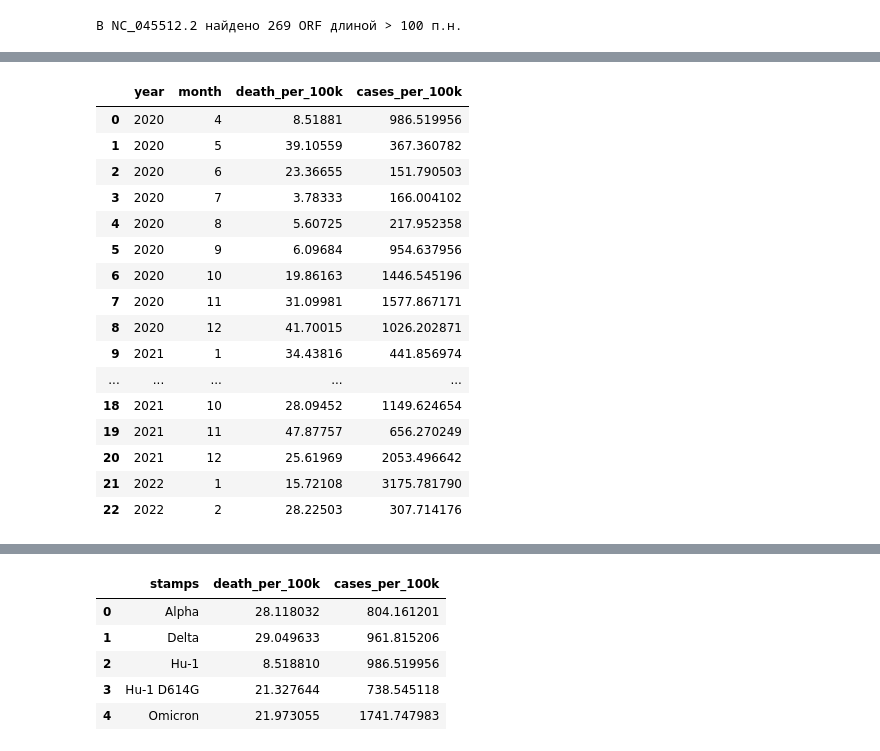
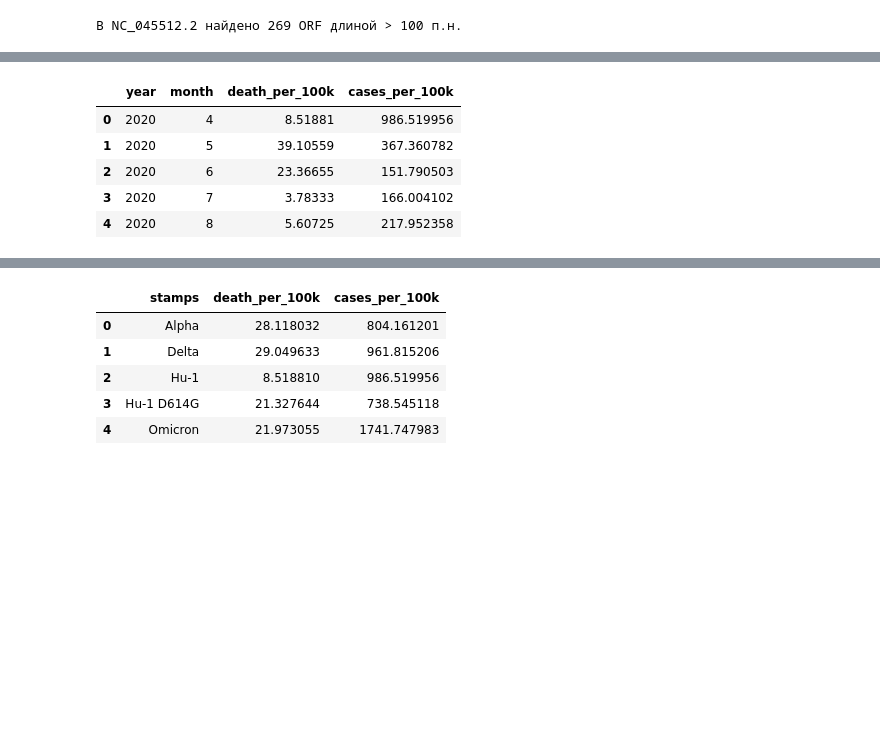
Before and after one commit to JesseHeisenberg/covid_19_statistic, a Jupyter notebook: main (2).ipynb, the cells around one changed output, grey strips where cells are left out. Saved outputs shown, nothing was run; the diff lists cells and outputs as text; code cells hidden in the pictures; blank space fills up the shorter version.

```diff
--- a/main (2).ipynb
+++ b/main (2).ipynb
@@ -640,29 +624,18 @@ covid_cummaulative_mortality
 # %%
-# Добавляем штамы в период пандемии в Москве
+# Создание таблицы приведенной смертсноти и заболеваемости путем джоина двух таблиц по мск
 covid_stamps = vied_period[['year', 'month', 'death_per_100k_V2']]
 covid_stamps.columns = ['year', 'month', 'death_per_100k']
 covid_stamps = covid_stamps.merge(moscow[['year', 'month', 'cases', 'population']], on=['year', 'month'], how='left')
 covid_stamps['cases_per_100k'] = covid_stamps.apply(lambda x: x['cases'] / x['population'] * 100000, axis=1)
 covid_stamps.drop(['cases', 'population'], axis=1, inplace=True)
-covid_stamps
+covid_stamps.head(5)
 # %% [output]
 |  | year | month | death_per_100k | cases_per_100k |
 | 0 | 2020 | 4 | 8.51881 | 986.519956 |
 | 1 | 2020 | 5 | 39.10559 | 367.360782 |
 | 2 | 2020 | 6 | 23.36655 | 151.790503 |
 | 3 | 2020 | 7 | 3.78333 | 166.004102 |
 | 4 | 2020 | 8 | 5.60725 | 217.952358 |
-| 5 | 2020 | 9 | 6.09684 | 954.637956 |
-| 6 | 2020 | 10 | 19.86163 | 1446.545196 |
-| 7 | 2020 | 11 | 31.09981 | 1577.867171 |
-| 8 | 2020 | 12 | 41.70015 | 1026.202871 |
-| 9 | 2021 | 1 | 34.43816 | 441.856974 |
-| ... | ... | ... | ... | ... |
-| 18 | 2021 | 10 | 28.09452 | 1149.624654 |
-| 19 | 2021 | 11 | 47.87757 | 656.270249 |
-| 20 | 2021 | 12 | 25.61969 | 2053.496642 |
-| 21 | 2022 | 1 | 15.72108 | 3175.781790 |
-| 22 | 2022 | 2 | 28.22503 | 307.714176 |
 # %%
 def stamps_adder(df):
   """
```
Also changed, not shown: parts of 7 cells of this notebook.
